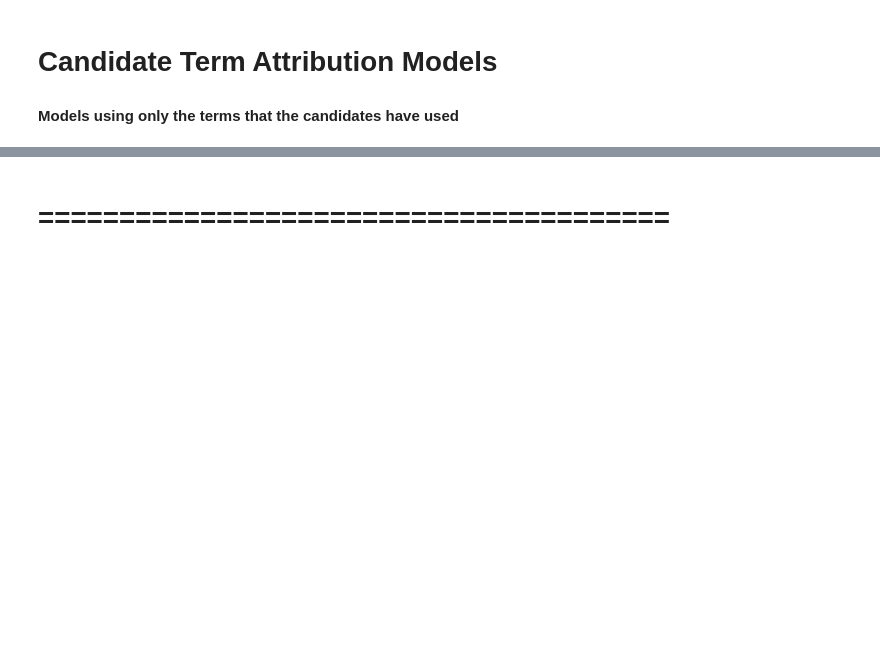
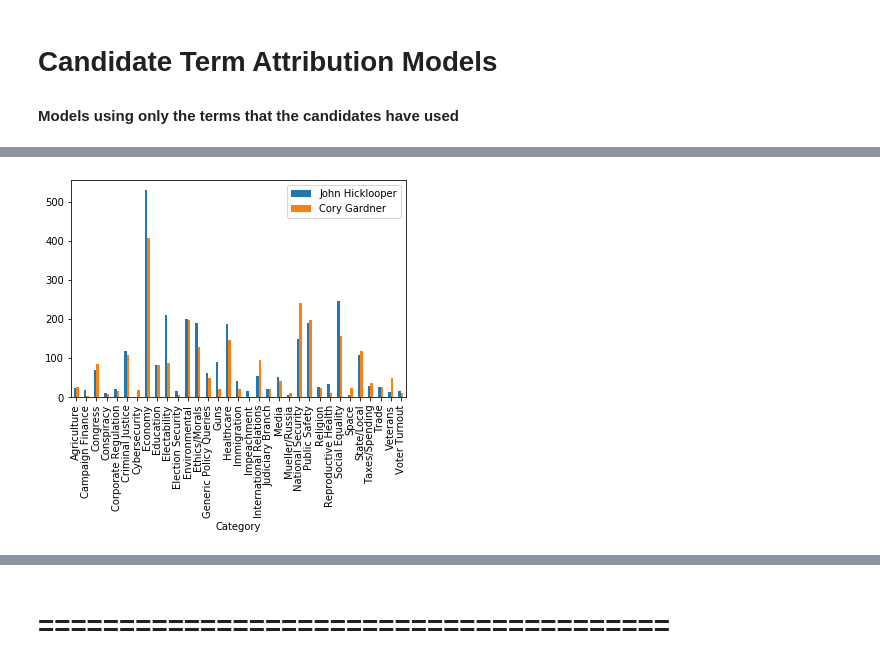
Before and after one commit to Alysialiao/Aly, a Jupyter notebook: RegressionTemplate_Alysia.ipynb, the cells around one changed output, grey strips where cells are left out. Cells and saved outputs as stored; diff of their text form; code cells hidden in the pictures; blank space fills up the shorter version.

```diff
--- a/RegressionTemplate_Alysia.ipynb
+++ b/RegressionTemplate_Alysia.ipynb
@@ -351,13 +882,15 @@ result.head()
 # %%
 import pandas as pd
 import matplotlib.pyplot as plt
 
 
 #df3=result[['Cory Gardner','John Hicklooper']].set_index('Category')
 #print(df3)
 result.plot.bar()             # standard bar chart
-plt.tight_layout()
+#plt.tight_layout()
 plt.show()
+# %% [output]
+[figure, added]
 # %%
 reg_df_Gardner = pd.merge(Gardner_att,pca_cats,on='Category',how='left').drop(["Term"],axis = 1).groupby('Component').sum().T
 # %%
```
Also changed, not shown: parts of 59 cells of this notebook, 9 other files.
